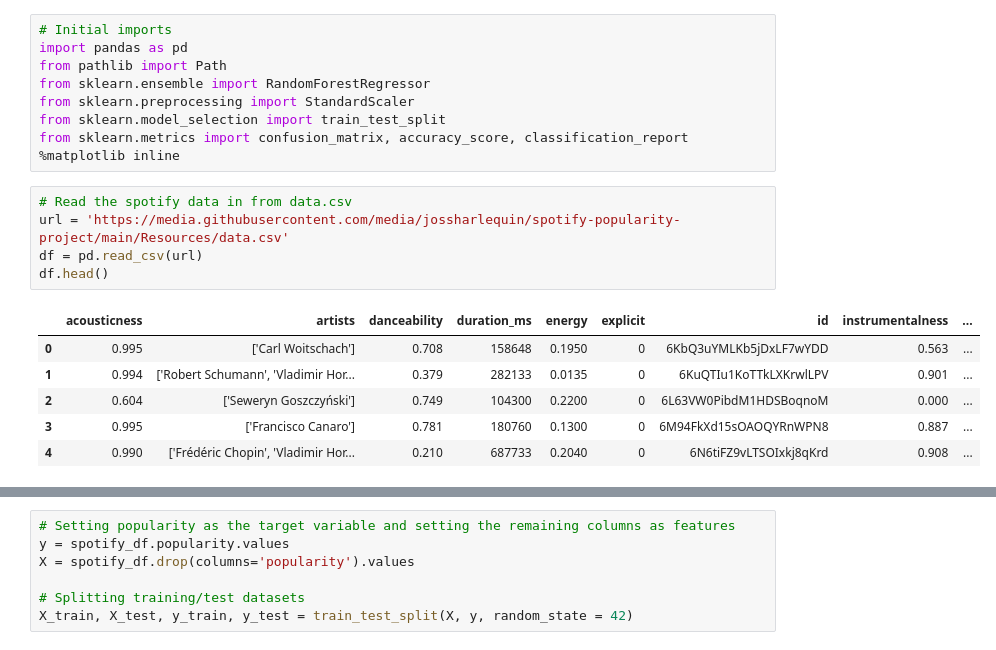
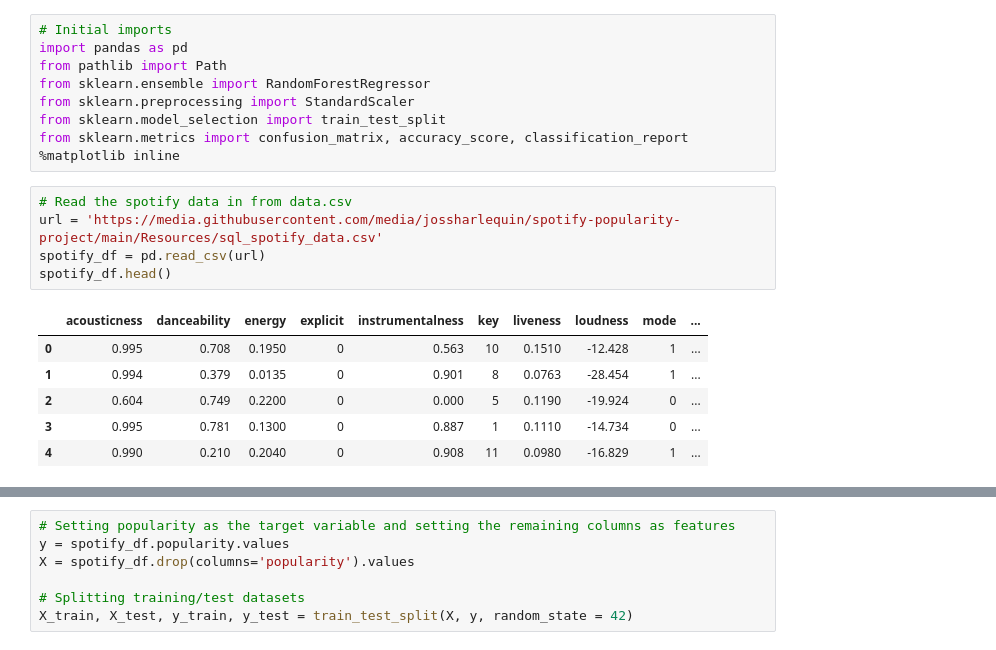
Before and after one commit to jossharlequin/spotify-popularity-project, a Jupyter notebook: spotify_predictions_random_forrest.ipynb, the cells around one changed output, grey strips where cells are left out. Drawn from its saved outputs; the diff is of its cells as text.

```diff
--- a/spotify_predictions_random_forrest.ipynb
+++ b/spotify_predictions_random_forrest.ipynb
@@ -9,13 +9,13 @@ from sklearn.metrics import confusion_matrix, accuracy_score, classification_rep
 %matplotlib inline
 # %%
 # Read the spotify data in from data.csv
-url = 'https://media.githubusercontent.com/media/jossharlequin/spotify-popularity-project/main/Resources/data.csv'
-df = pd.read_csv(url)
-df.head()
+url = 'https://media.githubusercontent.com/media/jossharlequin/spotify-popularity-project/main/Resources/sql_spotify_data.csv'
+spotify_df = pd.read_csv(url)
+spotify_df.head()
 # %% [output]
-|  | acousticness | artists | danceability | duration_ms | energy | explicit | id | instrumentalness | ... |
-| 0 | 0.995 | ['Carl Woitschach'] | 0.708 | 158648 | 0.1950 | 0 | 6KbQ3uYMLKb5jDxLF7wYDD | 0.563 | ... |
-| 1 | 0.994 | ['Robert Schumann', 'Vladimir Hor... | 0.379 | 282133 | 0.0135 | 0 | 6KuQTIu1KoTTkLXKrwlLPV | 0.901 | ... |
-| 2 | 0.604 | ['Seweryn Goszczyński'] | 0.749 | 104300 | 0.2200 | 0 | 6L63VW0PibdM1HDSBoqnoM | 0.000 | ... |
-| 3 | 0.995 | ['Francisco Canaro'] | 0.781 | 180760 | 0.1300 | 0 | 6M94FkXd15sOAOQYRnWPN8 | 0.887 | ... |
-| 4 | 0.990 | ['Frédéric Chopin', 'Vladimir Hor... | 0.210 | 687733 | 0.2040 | 0 | 6N6tiFZ9vLTSOIxkj8qKrd | 0.908 | ... |
+|  | acousticness | danceability | energy | explicit | instrumentalness | key | liveness | loudness | mode | ... |
+| 0 | 0.995 | 0.708 | 0.1950 | 0 | 0.563 | 10 | 0.1510 | -12.428 | 1 | ... |
+| 1 | 0.994 | 0.379 | 0.0135 | 0 | 0.901 | 8 | 0.0763 | -28.454 | 1 | ... |
+| 2 | 0.604 | 0.749 | 0.2200 | 0 | 0.000 | 5 | 0.1190 | -19.924 | 0 | ... |
+| 3 | 0.995 | 0.781 | 0.1300 | 0 | 0.887 | 1 | 0.1110 | -14.734 | 0 | ... |
+| 4 | 0.990 | 0.210 | 0.2040 | 0 | 0.908 | 11 | 0.0980 | -16.829 | 1 | ... |
```
Also changed, not shown: parts of 5 cells of this notebook, 3 other files.
